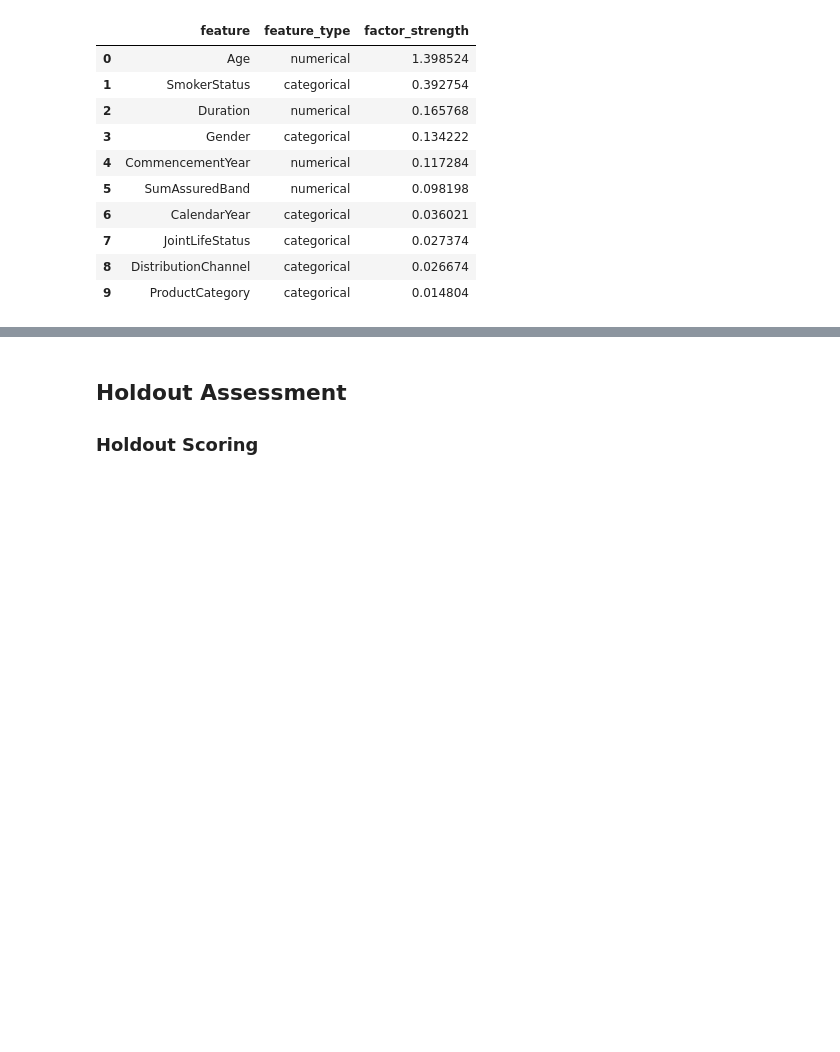
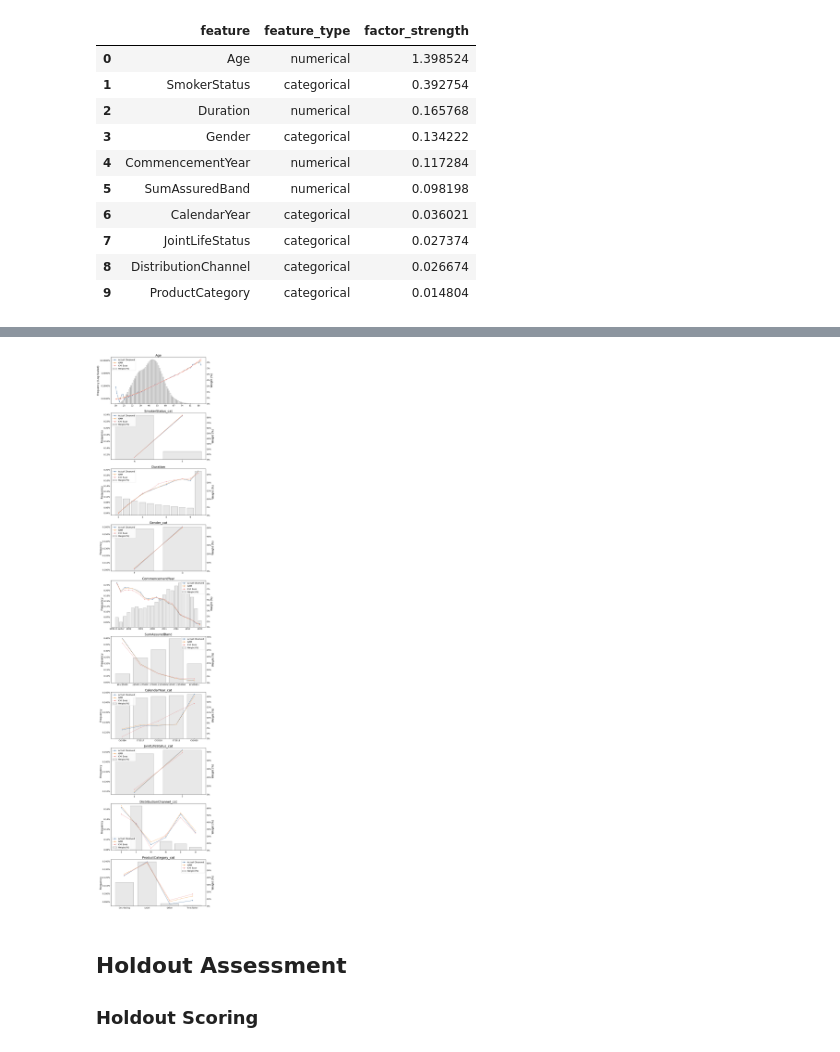
Before and after one commit to ckjackytam/ifoa-ds-health-care-wp, a Jupyter notebook: Python/Notebooks/Build-Better-Base/DB/02 - Initial Single Factor Model.ipynb, the cells around one changed output, grey strips where cells are left out. Cells and saved outputs as stored; diff of their text form; code cells hidden in the pictures; blank space fills up the shorter version.

```diff
--- a/Python/Notebooks/Build-Better-Base/DB/02 - Initial Single Factor Model.ipynb
+++ b/Python/Notebooks/Build-Better-Base/DB/02 - Initial Single Factor Model.ipynb
@@ -633,3 +696,43 @@ for i, ax in enumerate(axs):
+# %%
+###########################################################################
+###########################################################################
+
+target_legend = "Actual Observed"
+new_model_legend = "GAM"
+baseline_legend = "CMI Base"
+
+###########################################################################
+###########################################################################
+
+# plotting
+plt.rcParams["axes.edgecolor"] = "0.15"
+plt.rcParams["axes.linewidth"] = 1.25
+plt.rcParams["figure.figsize"] = [12, 7 * num_plot]
+
+fig, axs = plt.subplots(num_plot, 1)
+plt.subplots_adjust(hspace=0.2)
+
+for i, ax in enumerate(axs):
+    feature_type = single_fact_df.feature_type.iloc[i]
+    var = single_fact_df.feature.iloc[i]
+    var_level = var + "_level" if feature_type == "numerical" else var + "_cat_level"
+    log_scale = True if var_level == "Age_level" else False
+
+    ypred_dummy = ypred_train_df.join(model_data[var_level])
+    utility.actual_vs_predicted(
+        ypred_dummy,
+        (claim_count, target_legend),
+        {new_model_count: new_model_legend, cmi_base: baseline_legend},
+        weight,
+        var_level,
+        is_var_num=True if feature_type == "numerical" else False,
+        banding_loc=num_band_loc if feature_type == "numerical" else cat_band_loc,
+        plot=True,
+        ax=ax,
+        log_scale=True if var_level == "Age_level" else False,
+    )
+# %% [output]
+[figure, added]
 # %% [markdown]
 ## Holdout Assessment
 ### Holdout Scoring
```
Also changed, not shown: parts of 16 cells of this notebook.
